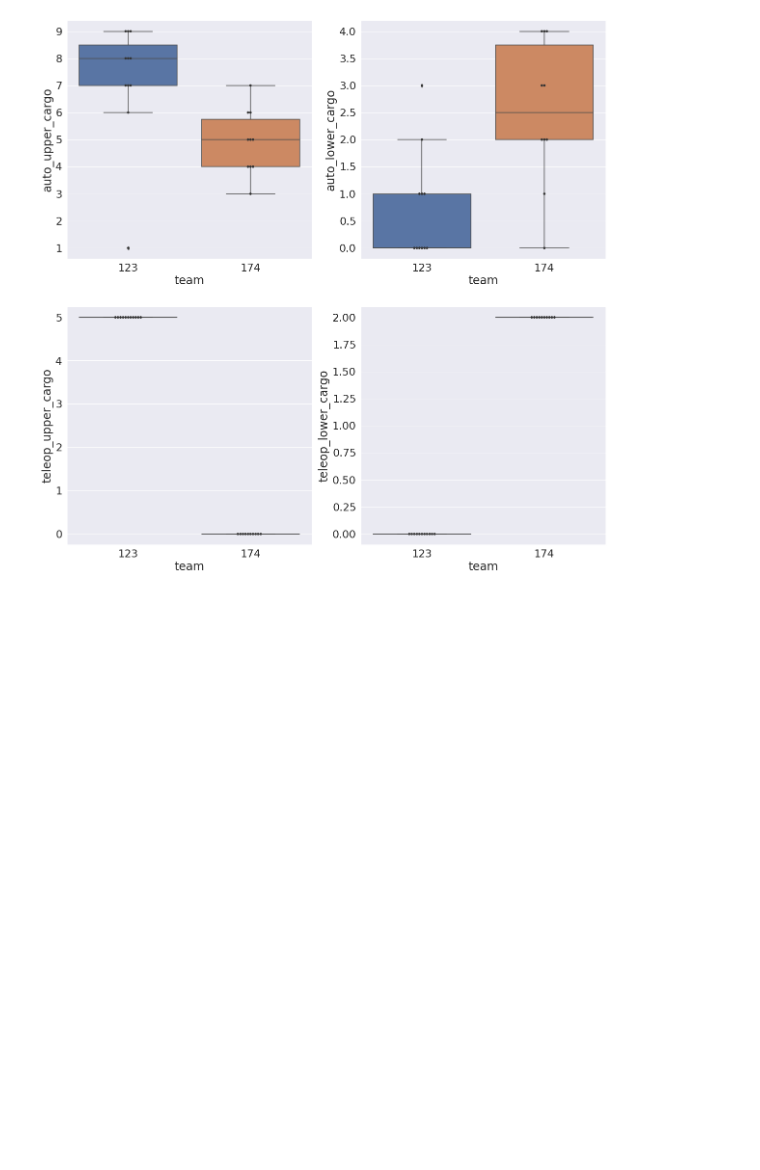
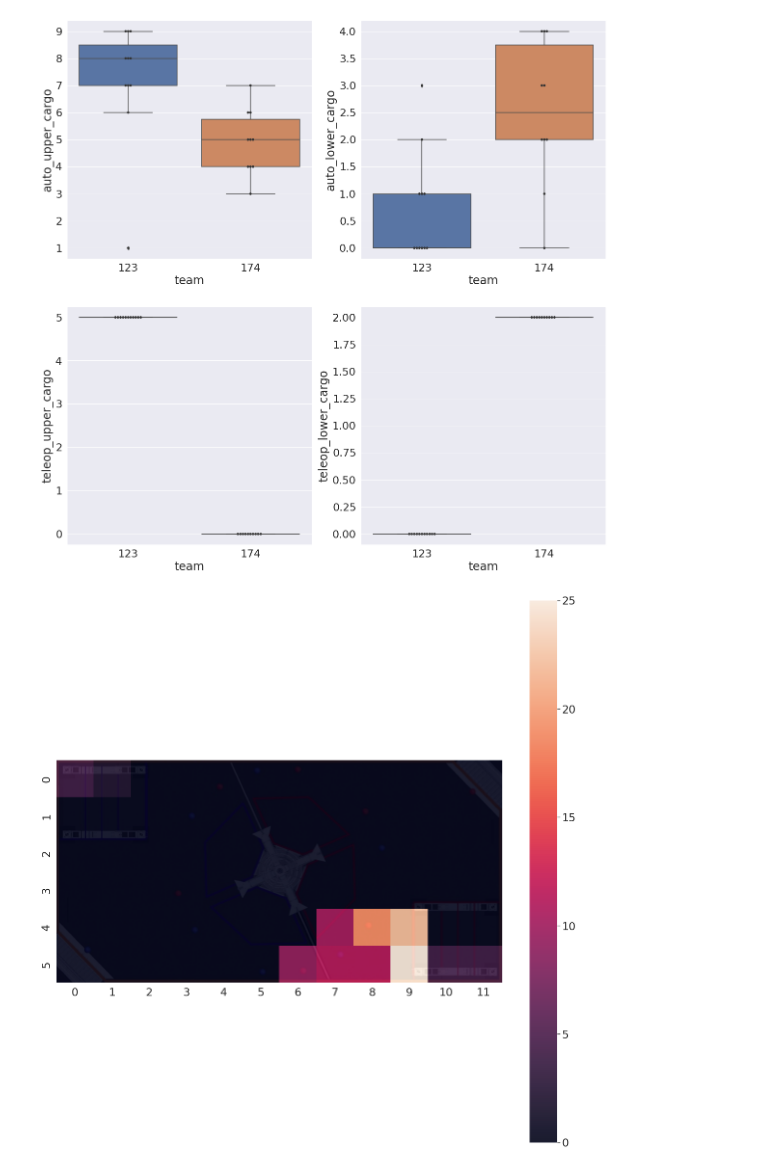
Before and after one commit to TalesDias/ScoutingPASS, a Jupyter notebook: stats.ipynb, the cells around one changed output. Drawn from its saved outputs; the diff is of its cells as text; code cells hidden in the pictures; blank space fills up the shorter version.

Commit message:
adicionando heatmap

```diff
--- a/stats.ipynb
+++ b/stats.ipynb
@@ -128,3 +128,35 @@ sns.boxplot(x="team", y="teleop_lower_cargo", data=da, ax=axes[1,1])
 # %% [output]
 <AxesSubplot:xlabel='team', ylabel='teleop_lower_cargo'>
 [figure]
+# %%
+team = 123
+da = df[df["team"] == team].cargo_shots
+
+shots = np.zeros((6,12))
+
+for _,val in da.iteritems():
+    locs = list(map(int, val.split('@')))
+
+    for loc in locs:
+        loc -= 1
+        r = loc % 12
+        c = loc //12
+        if loc in shots:
+            shots[c][r] += 1
+        else:
+            shots[c][r] += 1
+
+
+da = pd.DataFrame(shots)
+plt.imshow(im, zorder=0)
+h = sns.heatmap(da, alpha=0.9, zorder=2)
+im = mpimg.imread("./2022/field_image.png")
+
+h.imshow(im,
+         aspect=h.get_aspect(),
+         extent= h.get_xlim() + h.get_ylim(),
+         zorder=1)
+
+plt.show()
+# %% [output]
+[figure, added]
```
Also changed, not shown: parts of 3 cells of this notebook, 1 other file.
